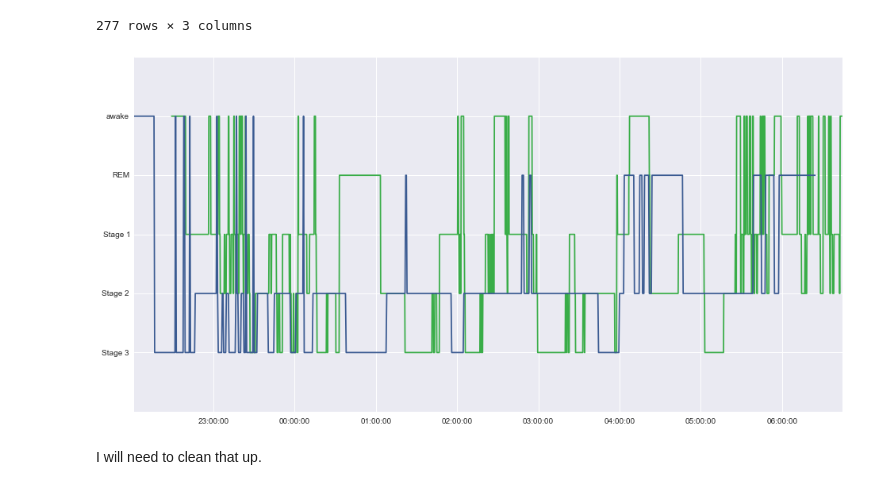
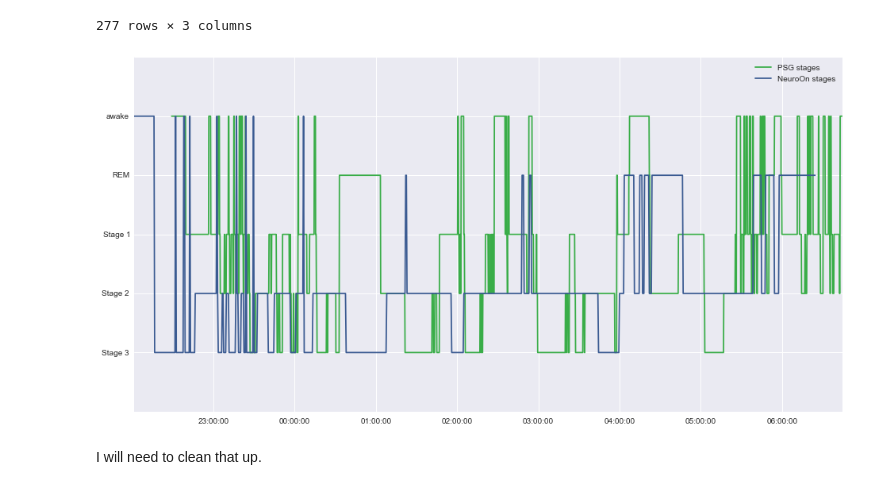
Before and after one commit to pawelngei/neuroon-notebook, a Jupyter notebook: NeuroOn.ipynb, the cells around one changed output. Cells and saved outputs as stored; diff of their text form; code cells hidden in the pictures.

```diff
--- a/NeuroOn.ipynb
+++ b/NeuroOn.ipynb
@@ -465,24 +478,24 @@ pp.show()
 # %%
 # finally, PSG / Neuroon
 
 psg_stages_graph = pp.plot(
     psg_stages['timestamp'],
     psg_stages['stage'],
     sns.xkcd_rgb['medium green'],
-    legend='PSG stages'
+    label='PSG stages'
 )
 neuroon_stages_graph = pp.plot(
     neuroon_stages['timestamp'],
     neuroon_stages['stage'],
     sns.xkcd_rgb['denim blue'],
-    legend='NeuroOn stages'
+    label='NeuroOn stages'
 )
-
 pp.ylim(-5, 1)
 pp.yticks(range(-5, 2), ['', 'Stage 3', 'Stage 2', 'Stage 1', 'REM', 'awake'])
+pp.legend()
 pp.show()
 # %% [output]
-[figure, old version]
+[figure, new version]
 # %% [markdown]
 I will need to clean that up.
 # %% [markdown]
```
Also changed, not shown: parts of 2 cells of this notebook.
